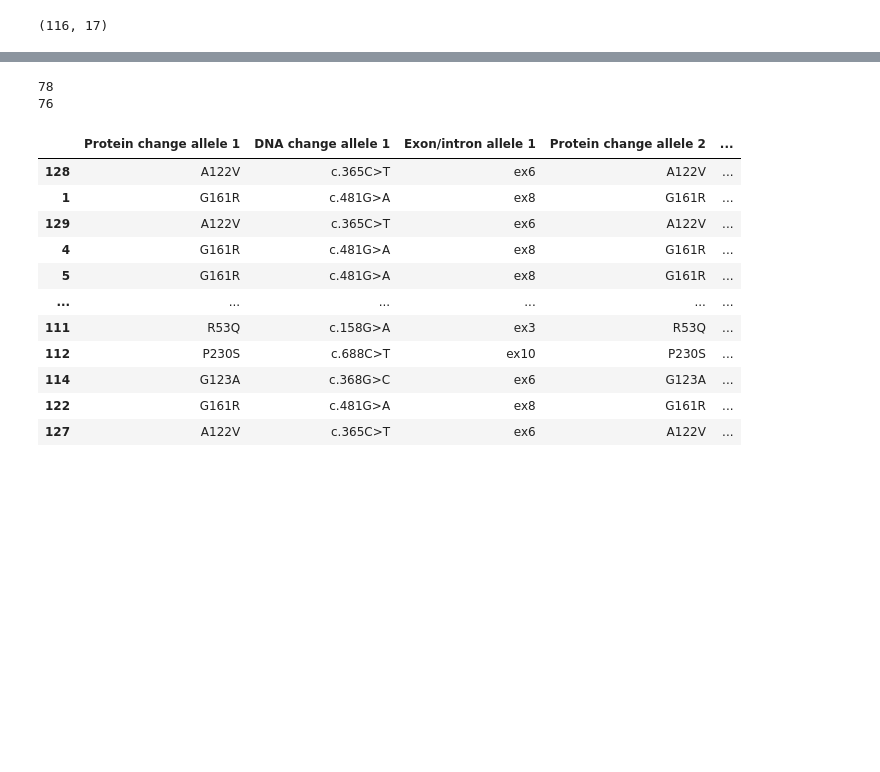
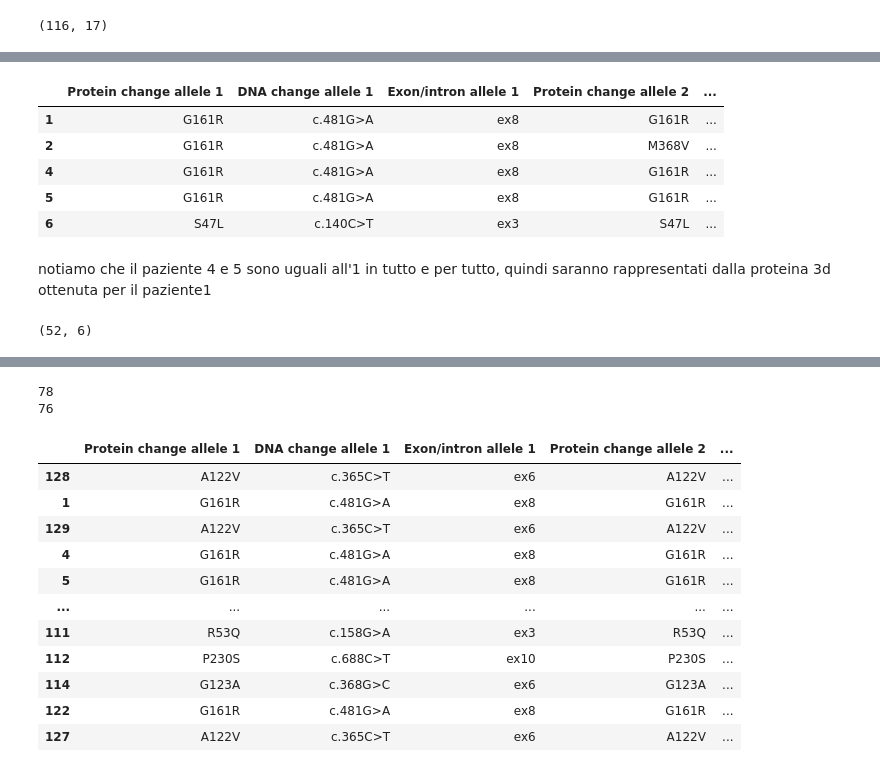
Before and after one commit to g-lago8/CHL-Project, a Jupyter notebook: notebooks/lavo.ipynb, the cells around one changed output, grey strips where cells are left out. Drawn from its saved outputs; the diff is of its cells as text; code cells hidden in the pictures; blank space fills up the shorter version.

```diff
--- a/notebooks/lavo.ipynb
+++ b/notebooks/lavo.ipynb
@@ -191,0 +299,4 @@ df4
+# %%
+# eliminate the space in the column DNA change allele 1
+df5['DNA change allele 1'] = df5['DNA change allele 1'].str.replace(' ', '')
+df5['DNA change allele 1'].value_counts()
@@ -191,0 +349,4 @@ df4
+# %%
+# eliminate the space in the column Exon/intron allele 1
+df5['Exon/intron allele 1'] = df5['Exon/intron allele 1'].str.replace(' ', '')
+df5['Exon/intron allele 1'].value_counts()
@@ -191,0 +393,4 @@ df4
+# %%
+# eliminate the space in the column DNA change allele 2
+df5['DNA change allele 2'] = df5['DNA change allele 2'].str.replace(' ', '')
+df5['DNA change allele 2'].value_counts()
@@ -191,0 +442,3 @@ df4
+# %%
+# eliminate the space in the column ex/in allele 2
+df5['ex/in allele 2'] = df5['ex/in allele 2'].str.replace(' ', '')
@@ -191,0 +468,16 @@ df4
+# %%
+df5.head()
+# %% [output]
+|  | Protein change allele 1 | DNA change allele 1 | Exon/intron allele 1 | Protein change allele 2 | ... |
+| 1 | G161R | c.481G>A | ex8 | G161R | ... |
+| 2 | G161R | c.481G>A | ex8 | M368V | ... |
+| 4 | G161R | c.481G>A | ex8 | G161R | ... |
+| 5 | G161R | c.481G>A | ex8 | G161R | ... |
+| 6 | S47L | c.140C>T | ex3 | S47L | ... |
+# %% [markdown]
+notiamo che il paziente 4 e 5 sono uguali all'1 in tutto e per tutto, quindi saranno rappresentati dalla proteina 3d ottenuta per il paziente1
+# %%
+# count how many different rows are in the dataframe
+df5.drop_duplicates().shape
+# %% [output]
+(52, 6)
```
Also changed, not shown: parts of 35 cells of this notebook.
